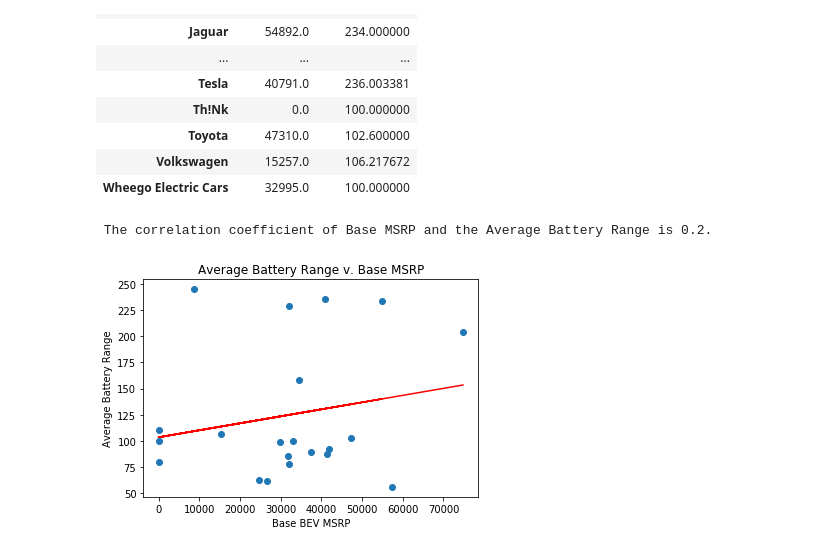
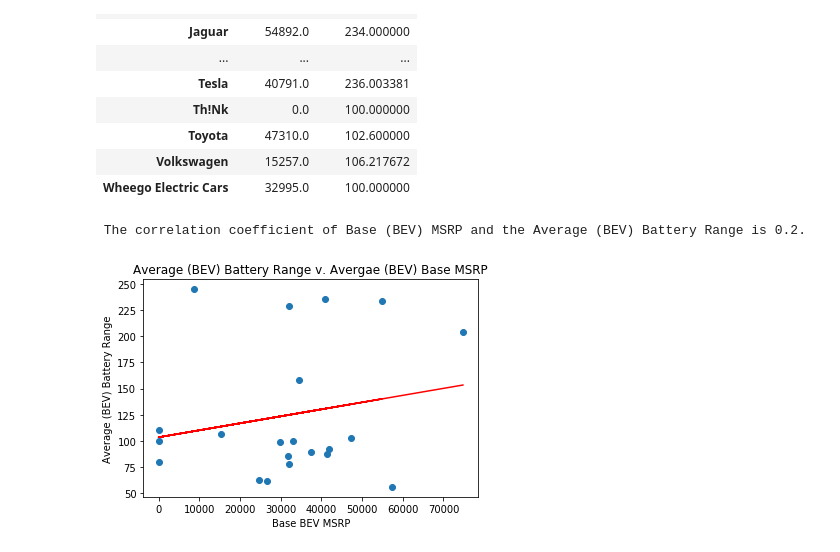
Before and after one commit to charlim26/Project-2-EV, a Jupyter notebook: electric_car_charts.ipynb, the cells around one changed output. Cells and saved outputs as stored; diff of their text form; code cells hidden in the pictures.

```diff
--- a/electric_car_charts.ipynb
+++ b/electric_car_charts.ipynb
@@ -297,23 +298,23 @@ bev_merge_df
 # Calculate the correlation coefficient and linear regression model
 base_msrp = bev_merge_df.iloc[:,0]
 battery_range = bev_merge_df.iloc[:,1]
-print(f" The correlation coefficient of Base MSRP and the Average Battery Range is {round(st.pearsonr(base_msrp ,battery_range)[0],2)}.")
+print(f" The correlation coefficient of Base (BEV) MSRP and the Average (BEV) Battery Range is {round(st.pearsonr(base_msrp ,battery_range)[0],2)}.")
 # %% [output]
- The correlation coefficient of Base MSRP and the Average Battery Range is 0.2.
+ The correlation coefficient of Base (BEV) MSRP and the Average (BEV) Battery Range is 0.2.
 # %%
 x_value = bev_merge_df["Base_MSRP"]
 y_value = bev_merge_df["Electric_Range"]
 
 
 #linear regression
 (m_slope, m_intercept, m_rvalue, m_pvalue, m_stderr) = linregress(x_value, y_value)
 
 regression_values = x_value * m_slope + m_intercept
 plt.scatter(x_value,y_value)
 plt.plot(x_value,regression_values, "r-")
 plt.xlabel("Base BEV MSRP")
-plt.ylabel("Average Battery Range")
-plt.title("Average Battery Range v. Base MSRP")
+plt.ylabel("Average (BEV) Battery Range")
+plt.title("Average (BEV) Battery Range v. Avergae (BEV) Base MSRP")
 plt.show()
 # %% [output]
-[figure, old version]
+[figure, new version]
```
Also changed, not shown: parts of 6 cells of this notebook.
